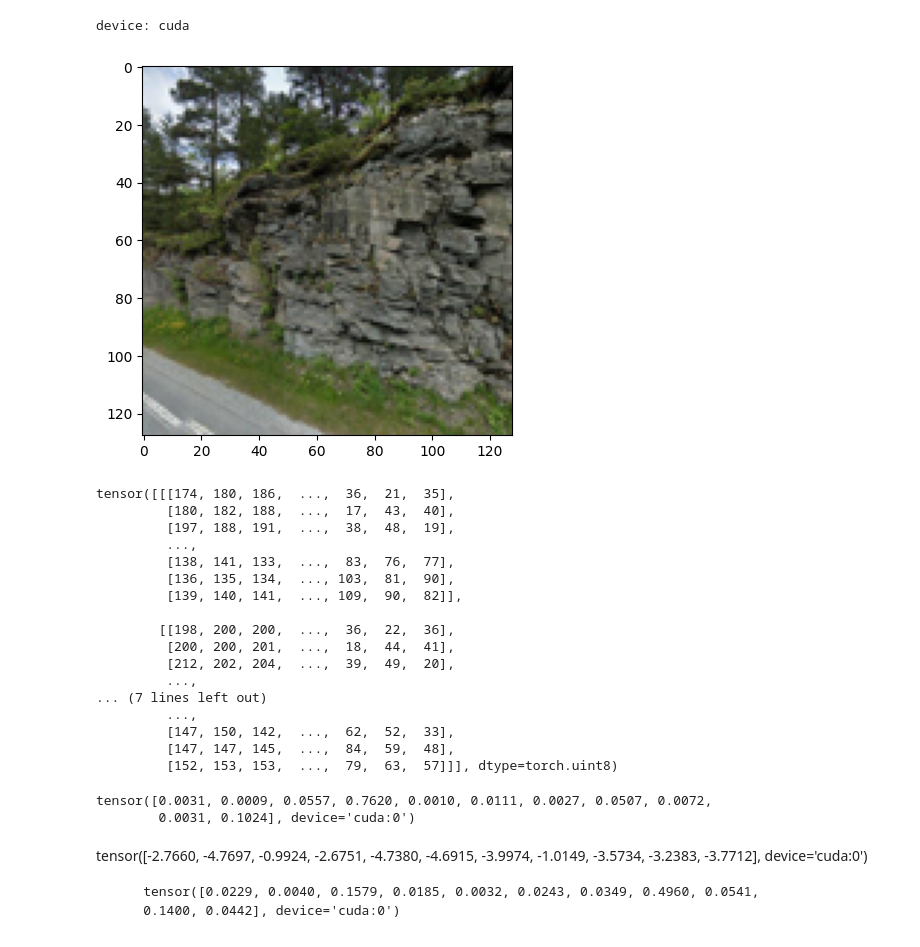
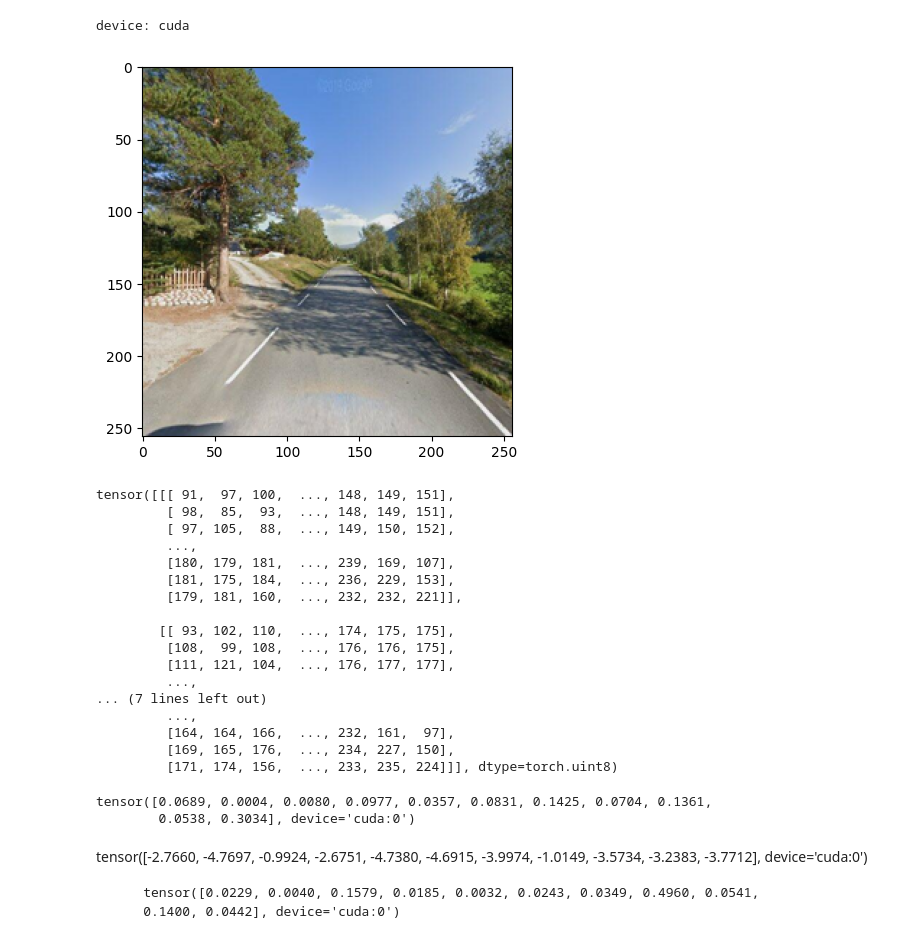
Before and after one commit to IntrntSrfr/norwai, a Jupyter notebook: norwaii_county_test.ipynb, the cells around one changed output. Saved outputs shown, nothing was run; the diff lists cells and outputs as text; code cells hidden in the pictures.

Commit message:
Tried a new model imporvment and cleaned data

```diff
--- a/norwaii_county_test.ipynb
+++ b/norwaii_county_test.ipynb
@@ -13,45 +13,45 @@ print("device:", device)
 # %% [output]
 device: cuda
 # %%
-test_images = [{'file':'0013', 'loc':[62.31631851,8.093368]}]
+test_images = [{'file':'0001', 'loc':[69.6876088,23.5747422]}]
 test_im = np.random.choice(test_images, 1)[0]
 
 from PIL import Image
 
 im = Image.open('./data/test_images/{}.png'.format(test_im['file'])).convert('RGB')
 w, h = im.size
 left = int((w - 512)/2)
 top = int((h - 512)/2)
 right = int((w + 512)/2)
 bottom = int((h + 512)/2)
 
-im = im.crop((left, top, right, bottom)).resize((128, 128))
+im = im.crop((left, top, right, bottom)).resize((256, 256))
 im_data = torch.tensor(np.asarray(im).transpose(2, 0, 1))
 
 plt.imshow(im_data.int().numpy().transpose(1, 2, 0))
 plt.show()
 # %% [output]
-[figure, old version]
+[figure, new version]
 # %%
 print(im_data)
 # %% [output]
-tensor([[[174, 180, 186,  ...,  36,  21,  35],
-         [180, 182, 188,  ...,  17,  43,  40],
-         [197, 188, 191,  ...,  38,  48,  19],
+tensor([[[ 91,  97, 100,  ..., 148, 149, 151],
+         [ 98,  85,  93,  ..., 148, 149, 151],
+         [ 97, 105,  88,  ..., 149, 150, 152],
          ...,
-         [138, 141, 133,  ...,  83,  76,  77],
-         [136, 135, 134,  ..., 103,  81,  90],
-         [139, 140, 141,  ..., 109,  90,  82]],
+         [180, 179, 181,  ..., 239, 169, 107],
+         [181, 175, 184,  ..., 236, 229, 153],
+         [179, 181, 160,  ..., 232, 232, 221]],
 
-        [[198, 200, 200,  ...,  36,  22,  36],
-         [200, 200, 201,  ...,  18,  44,  41],
-         [212, 202, 204,  ...,  39,  49,  20],
+        [[ 93, 102, 110,  ..., 174, 175, 175],
+         [108,  99, 108,  ..., 176, 176, 175],
+         [111, 121, 104,  ..., 176, 177, 177],
          ...,
 ... (7 lines left out)
          ...,
-         [147, 150, 142,  ...,  62,  52,  33],
-         [147, 147, 145,  ...,  84,  59,  48],
-         [152, 153, 153,  ...,  79,  63,  57]]], dtype=torch.uint8)
+         [164, 164, 166,  ..., 232, 161,  97],
+         [169, 165, 176,  ..., 234, 227, 150],
+         [171, 174, 156,  ..., 233, 235, 224]]], dtype=torch.uint8)
 # %%
 mean = 135.4867 # fix this
 std = 64.0806 # fix this
@@ -63,12 +63,17 @@ model.to(device)
 
 guessed_county = None
 with torch.no_grad():
+  #y = model(im_data.unsqueeze(0)).flatten()
   y = model(im_data.unsqueeze(0)).flatten()
+
+  #guessed_county = y.argmax().item()
+  #print(guessed_county)
+
   print(torch.exp(y))
   guessed_county = torch.argmax(torch.exp(y)).item()
 # %% [output]
-tensor([0.0031, 0.0009, 0.0557, 0.7620, 0.0010, 0.0111, 0.0027, 0.0507, 0.0072,
-        0.0031, 0.1024], device='cuda:0')
+tensor([0.0689, 0.0004, 0.0080, 0.0977, 0.0357, 0.0831, 0.1425, 0.0704, 0.1361,
+        0.0538, 0.3034], device='cuda:0')
 # %% [markdown]
 tensor([-2.7660, -4.7697, -0.9924, -2.6751, -4.7380, -4.6915, -3.9974, -1.0149,
         -3.5734, -3.2383, -3.7712], device='cuda:0')
```
Also changed, not shown: parts of 2 cells of this notebook, 6 other files.
